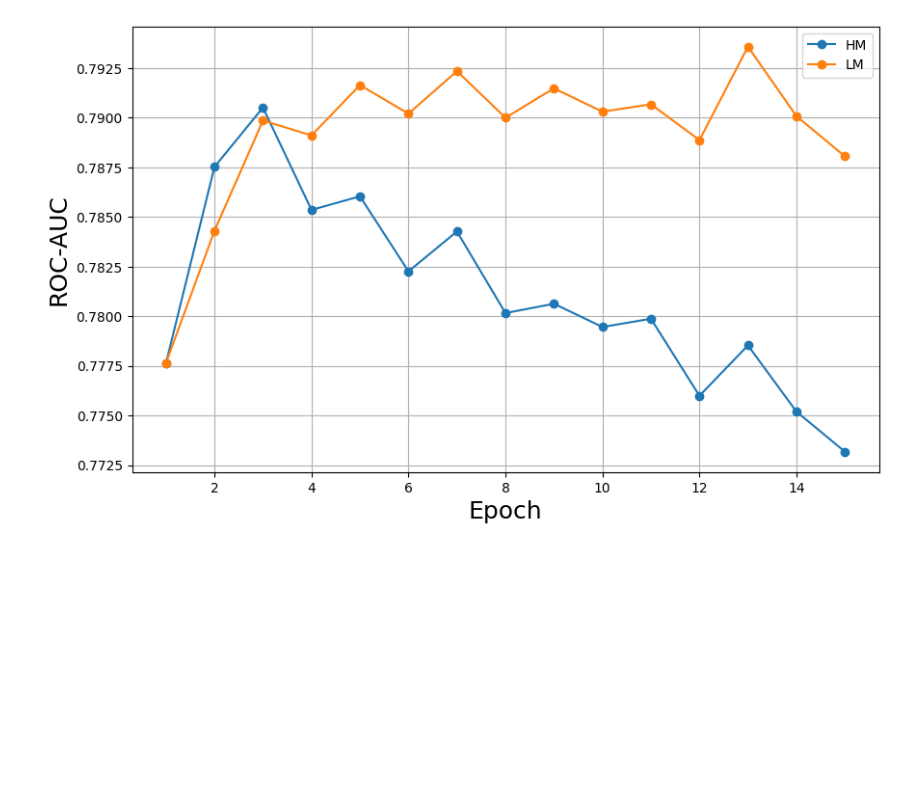
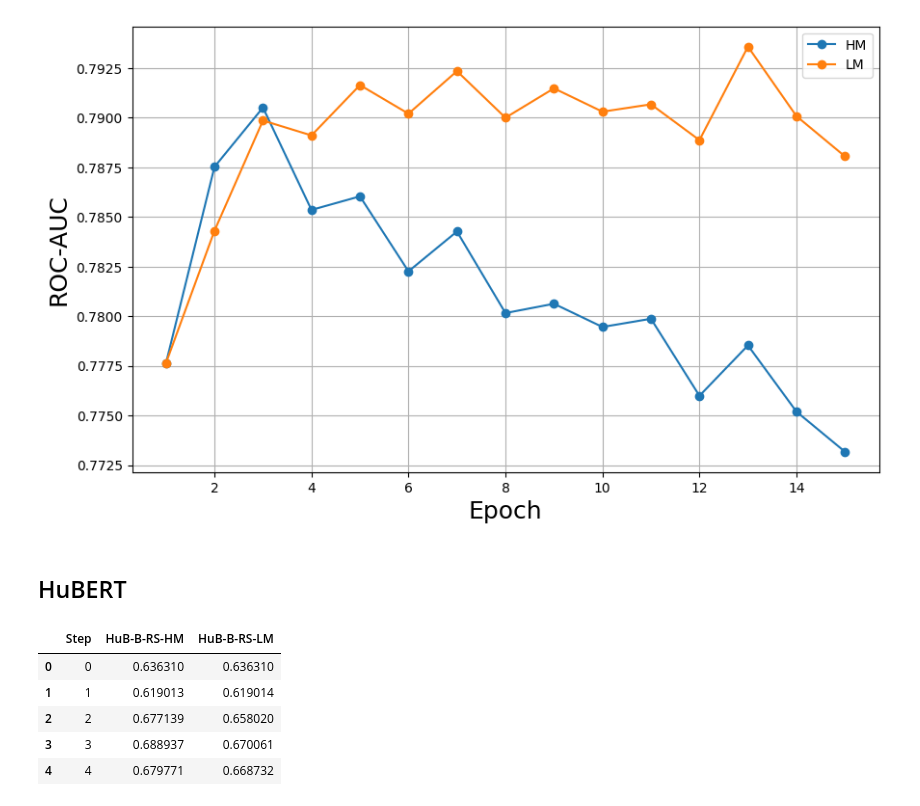
Before and after one commit to Andy-Shao/DHAuDS, a Jupyter notebook: Result_analysis.ipynb, the cells around one changed output. Saved outputs shown, nothing was run; the diff lists cells and outputs as text; code cells hidden in the pictures; blank space fills up the shorter version.

```diff
--- a/Result_analysis.ipynb
+++ b/Result_analysis.ipynb
@@ -37,3 +37,15 @@ plt.grid(True)
 plt.show()
 # %% [output]
 [figure]
+# %% [markdown]
+## HuBERT
+# %%
+iom = pd.read_csv('./result/ReefSet/HuBERT/Analysis/IoM_analysis.csv', header=0, delimiter=',')
+iom.head()
+# %% [output]
+|  | Step | HuB-B-RS-HM | HuB-B-RS-LM |
+| 0 | 0 | 0.636310 | 0.636310 |
+| 1 | 1 | 0.619013 | 0.619014 |
+| 2 | 2 | 0.677139 | 0.658020 |
+| 3 | 3 | 0.688937 | 0.670061 |
+| 4 | 4 | 0.679771 | 0.668732 |
```
Also changed, not shown: parts of 1 cell of this notebook, 1 other file.
